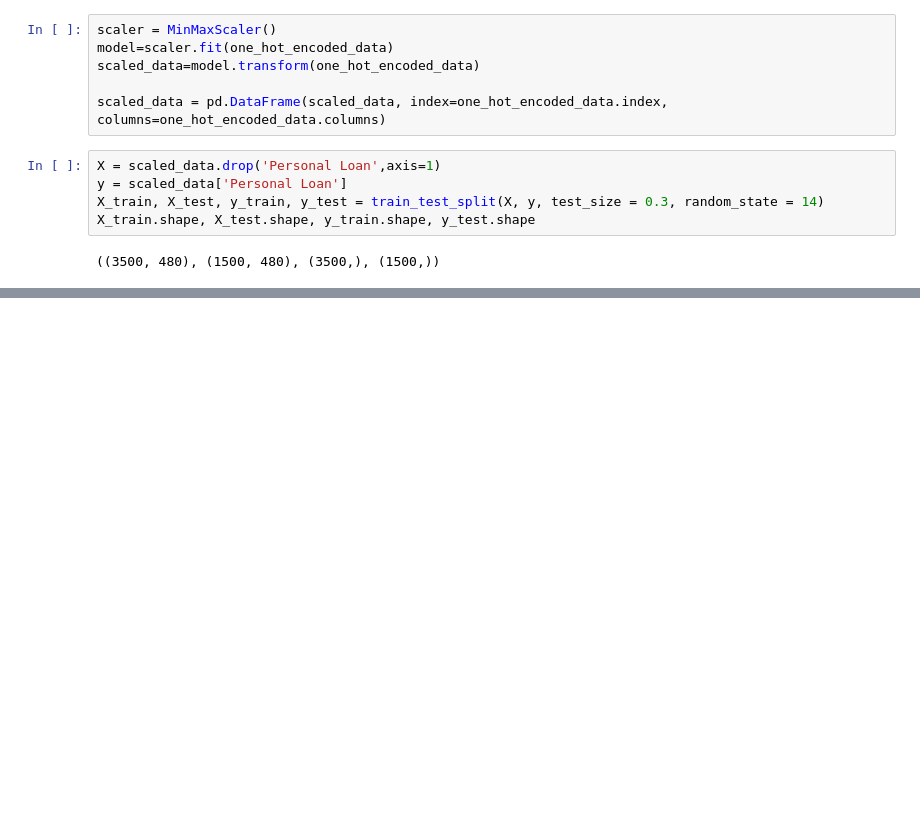
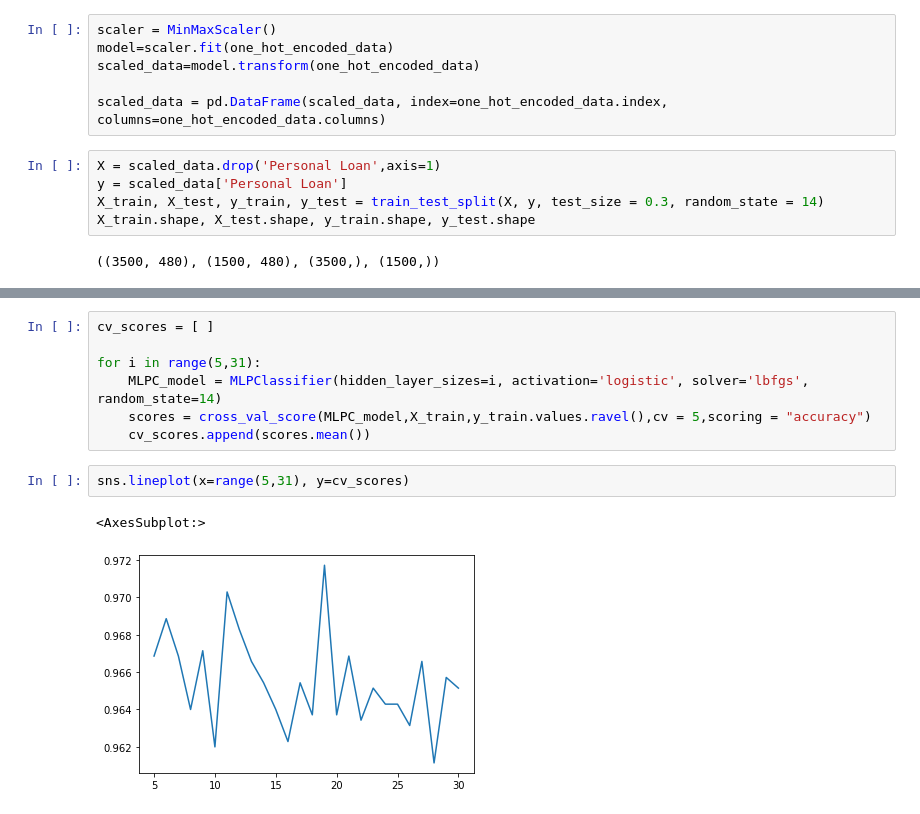
Before and after one commit to niramay447/kaggle-competitions, a Jupyter notebook: bank-loan-prediction.ipynb, the cells around one changed output, grey strips where cells are left out. Saved outputs shown, nothing was run; the diff lists cells and outputs as text; blank space fills up the shorter version.

```diff
--- a/bank-loan-prediction.ipynb
+++ b/bank-loan-prediction.ipynb
@@ -149,0 +164,12 @@ weighted avg       0.93      0.94      0.93      1500
+# %%
+cv_scores = [ ]
+
+for i in range(5,31):
+    MLPC_model = MLPClassifier(hidden_layer_sizes=i, activation='logistic', solver='lbfgs', random_state=14)
+    scores = cross_val_score(MLPC_model,X_train,y_train.values.ravel(),cv = 5,scoring = "accuracy")
+    cv_scores.append(scores.mean())
+# %%
+sns.lineplot(x=range(5,31), y=cv_scores)
+# %% [output]
+<AxesSubplot:>
+[figure, added]
```
Also changed, not shown: parts of 7 cells of this notebook.
